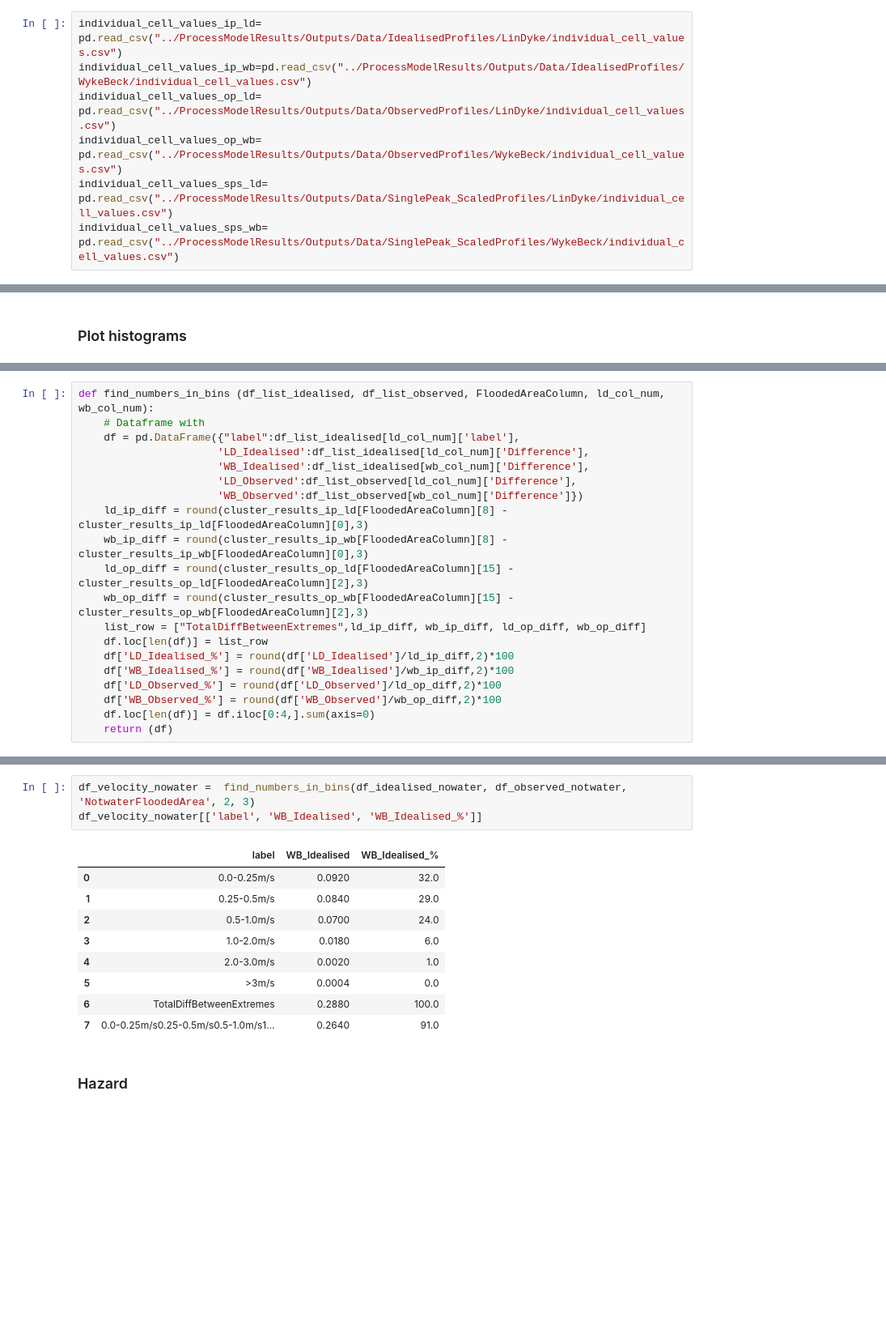
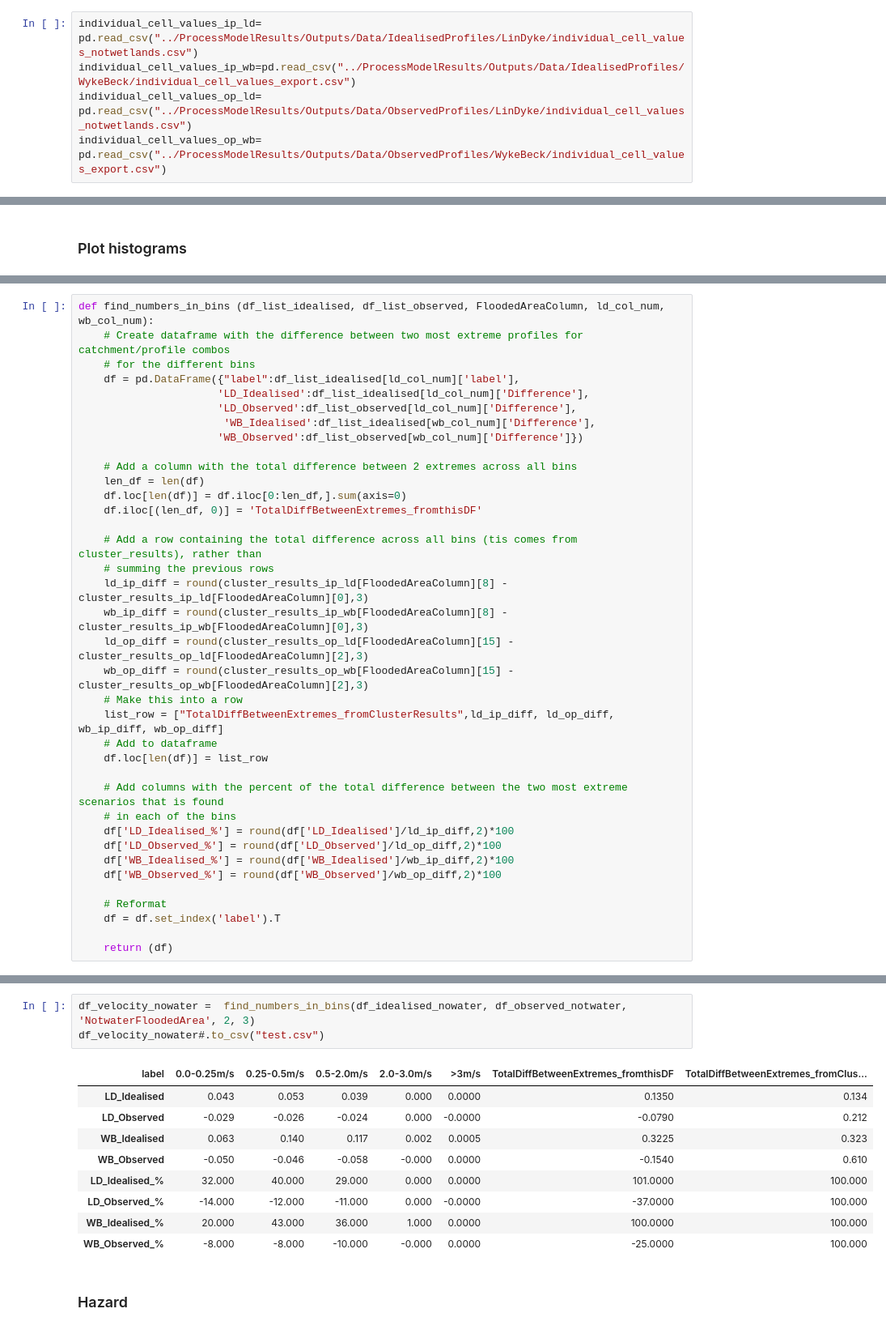
Before and after one commit to masher92/UKCP18, a Jupyter notebook: CatchmentAnalysis/PlotsForPaper/PlotsForPaper.ipynb, the cells around one changed output, grey strips where cells are left out. Shown at 81% size. Saved outputs shown, nothing was run; the diff lists cells and outputs as text; blank space fills up the shorter version.

```diff
--- a/CatchmentAnalysis/PlotsForPaper/PlotsForPaper.ipynb
+++ b/CatchmentAnalysis/PlotsForPaper/PlotsForPaper.ipynb
@@ -181,12 +269,10 @@ plot_flooded_extent_2catchments_2profilesets(cluster_results_ls_ls, 'Notwater',
 # %% [markdown]
 ## Plot Flood Severity
 # %%
-individual_cell_values_ip_ld= pd.read_csv("../ProcessModelResults/Outputs/Data/IdealisedProfiles/LinDyke/individual_cell_values.csv")
-individual_cell_values_ip_wb=pd.read_csv("../ProcessModelResults/Outputs/Data/IdealisedProfiles/WykeBeck/individual_cell_values.csv")
-individual_cell_values_op_ld= pd.read_csv("../ProcessModelResults/Outputs/Data/ObservedProfiles/LinDyke/individual_cell_values.csv")
-individual_cell_values_op_wb= pd.read_csv("../ProcessModelResults/Outputs/Data/ObservedProfiles/WykeBeck/individual_cell_values.csv")
-individual_cell_values_sps_ld= pd.read_csv("../ProcessModelResults/Outputs/Data/SinglePeak_ScaledProfiles/LinDyke/individual_cell_values.csv")
-individual_cell_values_sps_wb= pd.read_csv("../ProcessModelResults/Outputs/Data/SinglePeak_ScaledProfiles/WykeBeck/individual_cell_values.csv")
+individual_cell_values_ip_ld= pd.read_csv("../ProcessModelResults/Outputs/Data/IdealisedProfiles/LinDyke/individual_cell_values_notwetlands.csv")
+individual_cell_values_ip_wb=pd.read_csv("../ProcessModelResults/Outputs/Data/IdealisedProfiles/WykeBeck/individual_cell_values_export.csv")
+individual_cell_values_op_ld= pd.read_csv("../ProcessModelResults/Outputs/Data/ObservedProfiles/LinDyke/individual_cell_values_notwetlands.csv")
+individual_cell_values_op_wb= pd.read_csv("../ProcessModelResults/Outputs/Data/ObservedProfiles/WykeBeck/individual_cell_values_export.csv")
 # %%
 # individual_cell_values_ip = [individual_cell_values_ip_ld,individual_cell_values_ip_wb]
 # individual_cell_values_op = [individual_cell_values_op_ld,individual_cell_values_op_wb]
@@ -225,20 +422,37 @@ df_observed_notwater = plot_histogram_weighted(individual_cell_values_op_dict,'O
 # %%
 def find_numbers_in_bins (df_list_idealised, df_list_observed, FloodedAreaColumn, ld_col_num, wb_col_num):
-    # Dataframe with
+    # Create dataframe with the difference between two most extreme profiles for catchment/profile combos
+    # for the different bins
     df = pd.DataFrame({"label":df_list_idealised[ld_col_num]['label'],
                       'LD_Idealised':df_list_idealised[ld_col_num]['Difference'],
-                      'WB_Idealised':df_list_idealised[wb_col_num]['Difference'],
                       'LD_Observed':df_list_observed[ld_col_num]['Difference'],
+                       'WB_Idealised':df_list_idealised[wb_col_num]['Difference'],
                       'WB_Observed':df_list_observed[wb_col_num]['Difference']})
+
+    # Add a column with the total difference between 2 extremes across all bins
+    len_df = len(df)
+    df.loc[len(df)] = df.iloc[0:len_df,].sum(axis=0)
+    df.iloc[(len_df, 0)] = 'TotalDiffBetweenExtremes_fromthisDF'
+
+    # Add a row containing the total difference across all bins (tis comes from cluster_results), rather than
+    # summing the previous rows
     ld_ip_diff = round(cluster_results_ip_ld[FloodedAreaColumn][8] - cluster_results_ip_ld[FloodedAreaColumn][0],3)
     wb_ip_diff = round(cluster_results_ip_wb[FloodedAreaColumn][8] - cluster_results_ip_wb[FloodedAreaColumn][0],3)
     ld_op_diff = round(cluster_results_op_ld[FloodedAreaColumn][15] - cluster_results_op_ld[FloodedAreaColumn][2],3)
     wb_op_diff = round(cluster_results_op_wb[FloodedAreaColumn][15] - cluster_results_op_wb[FloodedAreaColumn][2],3)
-    list_row = ["TotalDiffBetweenExtremes",ld_ip_diff, wb_ip_diff, ld_op_diff, wb_op_diff]
+    # Make this into a row
+    list_row = ["TotalDiffBetweenExtremes_fromClusterResults",ld_ip_diff, ld_op_diff, wb_ip_diff, wb_op_diff]
+    # Add to dataframe
     df.loc[len(df)] = list_row
+
+    # Add columns with the percent of the total difference between the two most extreme scenarios that is found
+    # in each of the bins
     df['LD_Idealised_%'] = round(df['LD_Idealised']/ld_ip_diff,2)*100
+    df['LD_Observed_%'] = round(df['LD_Observed']/ld_op_diff,2)*100
     df['WB_Idealised_%'] = round(df['WB_Idealised']/wb_ip_diff,2)*100
-    df['LD_Observed_%'] = round(df['LD_Observed']/ld_op_diff,2)*100
     df['WB_Observed_%'] = round(df['WB_Observed']/wb_op_diff,2)*100
-    df.loc[len(df)] = df.iloc[0:4,].sum(axis=0)
+
+    # Reformat
+    df = df.set_index('label').T
+
     return (df)
@@ -302,15 +472,15 @@ df_velocity
 # %%
 df_velocity_nowater =  find_numbers_in_bins(df_idealised_nowater, df_observed_notwater, 'NotwaterFloodedArea', 2, 3)
-df_velocity_nowater[['label', 'WB_Idealised', 'WB_Idealised_%']]
+df_velocity_nowater#.to_csv("test.csv")
 # %% [output]
-|  | label | WB_Idealised | WB_Idealised_% |
-| 0 | 0.0-0.25m/s | 0.0920 | 32.0 |
-| 1 | 0.25-0.5m/s | 0.0840 | 29.0 |
-| 2 | 0.5-1.0m/s | 0.0700 | 24.0 |
-| 3 | 1.0-2.0m/s | 0.0180 | 6.0 |
-| 4 | 2.0-3.0m/s | 0.0020 | 1.0 |
-| 5 | >3m/s | 0.0004 | 0.0 |
-| 6 | TotalDiffBetweenExtremes | 0.2880 | 100.0 |
-| 7 | 0.0-0.25m/s0.25-0.5m/s0.5-1.0m/s1... | 0.2640 | 91.0 |
+| label | 0.0-0.25m/s | 0.25-0.5m/s | 0.5-2.0m/s | 2.0-3.0m/s | >3m/s | TotalDiffBetweenExtremes_fromthisDF | TotalDiffBetweenExtremes_fromClus... |
+| LD_Idealised | 0.043 | 0.053 | 0.039 | 0.000 | 0.0000 | 0.1350 | 0.134 |
+| LD_Observed | -0.029 | -0.026 | -0.024 | 0.000 | -0.0000 | -0.0790 | 0.212 |
+| WB_Idealised | 0.063 | 0.140 | 0.117 | 0.002 | 0.0005 | 0.3225 | 0.323 |
+| WB_Observed | -0.050 | -0.046 | -0.058 | -0.000 | 0.0000 | -0.1540 | 0.610 |
+| LD_Idealised_% | 32.000 | 40.000 | 29.000 | 0.000 | 0.0000 | 101.0000 | 100.000 |
+| LD_Observed_% | -14.000 | -12.000 | -11.000 | 0.000 | -0.0000 | -37.0000 | 100.000 |
+| WB_Idealised_% | 20.000 | 43.000 | 36.000 | 1.000 | 0.0000 | 100.0000 | 100.000 |
+| WB_Observed_% | -8.000 | -8.000 | -10.000 | -0.000 | 0.0000 | -25.0000 | 100.000 |
 # %% [markdown]
 ### Hazard
```
Also changed, not shown: parts of 35 cells of this notebook, 34 other files.
